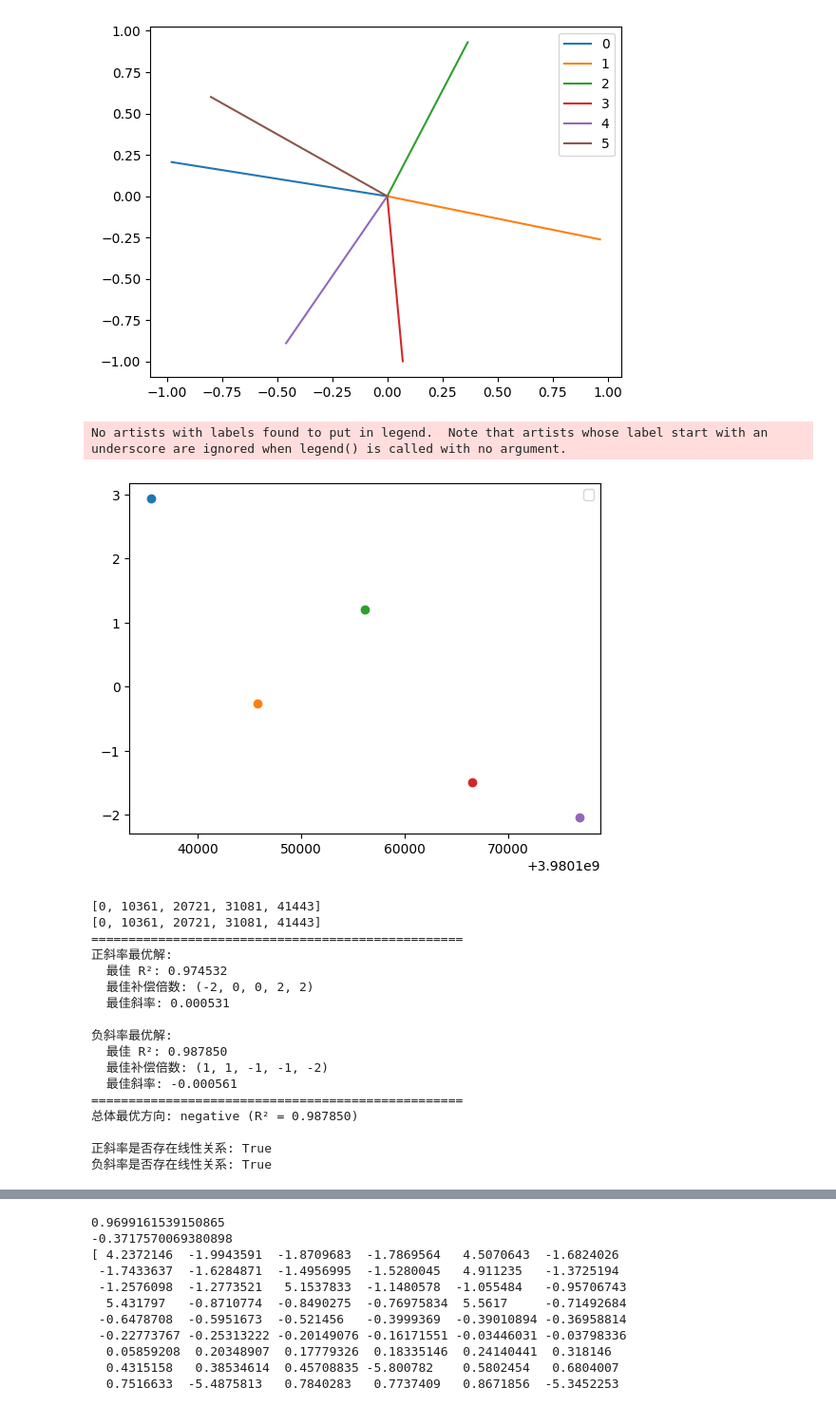
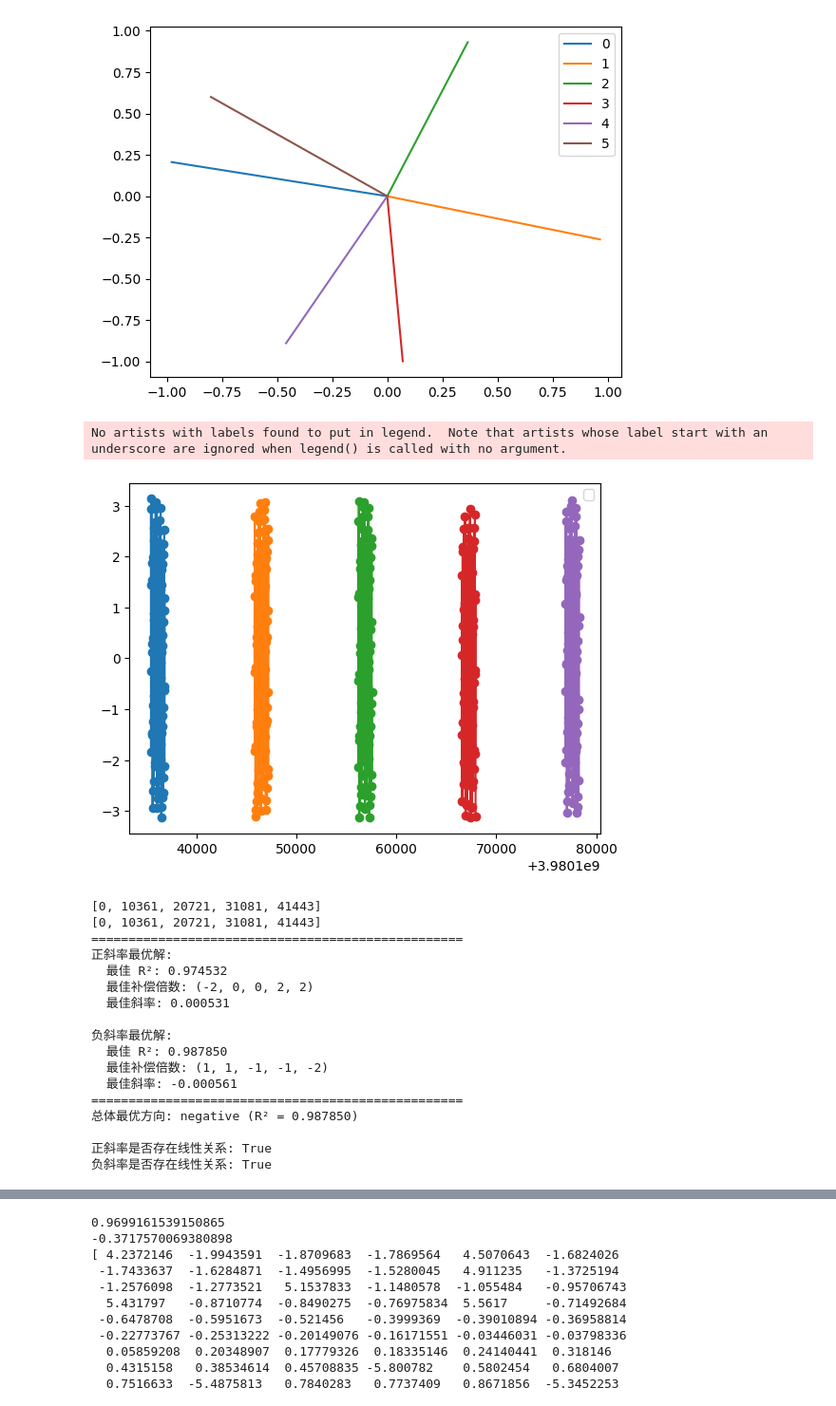
Before and after one commit to mu-ji/multi_node_antenna, a Jupyter notebook: multi_cal_data_process.ipynb, the cells around one changed output, grey strips where cells are left out. Shown at 95% size. Cells and saved outputs as stored; diff of their text form; code cells hidden in the pictures.

```diff
--- a/multi_cal_data_process.ipynb
+++ b/multi_cal_data_process.ipynb
@@ -16,10 +16,12 @@ plt.show()
 # %% [output]
 [figure]
 # %%
-plt.figure()
-for i in range(1):
-    time_index = [rx1_pkt_array[i]['timestamp'] + j*16 for j in range(len(rx1_pkt_array[i]['I_data']))]
-    phase = np.arctan2(rx1_pkt_array[i]['Q_data'], rx1_pkt_array[i]['I_data'])
-    plt.plot(time_index, phase, label='rx1_pkt_{}'.format(i))
+fig, axs = plt.subplots(2, 1)
+for i in range(0,1):
+    time_index = [rx2_pkt_array[i]['timestamp'] + j*16 for j in range(len(rx2_pkt_array[i]['I_data']))]
+    phase = np.arctan2(rx2_pkt_array[i]['Q_data'], rx2_pkt_array[i]['I_data'])
+    amplitude = np.sqrt(rx2_pkt_array[i]['I_data']**2 + rx2_pkt_array[i]['Q_data']**2)
+    axs[0].plot(time_index, phase, label='rx1_pkt_{}'.format(i), marker='.')
+    axs[1].plot(time_index, amplitude, label='rx1_pkt_{}'.format(i), marker='.')
 plt.show()
 # %% [output]
@@ -26,0 +29,9 @@ plt.show()
+# %%
+fig, axs = plt.subplots(2, 1)
+for i in range(0,1):
+    time_index = [rx1_pkt_array[i]['timestamp'] + j*16 for j in range(len(rx1_pkt_array[i]['I_data']))]
+    phase = np.arctan2(rx1_pkt_array[i]['Q_data'], rx1_pkt_array[i]['I_data'])
+    amplitude = np.sqrt(rx1_pkt_array[i]['I_data']**2 + rx1_pkt_array[i]['Q_data']**2)
+    axs[0].plot(time_index, phase, label='rx1_pkt_{}'.format(i), marker='.')
+    axs[1].plot(time_index, amplitude, label='rx1_pkt_{}'.format(i), marker='.')
+plt.show()
@@ -48,10 +61,10 @@ plt.show()
 # %%
 plt.figure()
 for i in range(5):
-    I = rx1_pkt_array[i]['I_data'][0]
-    Q = rx1_pkt_array[i]['Q_data'][0]
+    I = rx1_pkt_array[i]['I_data']
+    Q = rx1_pkt_array[i]['Q_data']
     phase = np.arctan2(Q, I)
-    plt.plot(rx1_pkt_array[i]['timestamp'], phase, 'o-')
+    plt.plot([rx1_pkt_array[i]['timestamp']+ j*16 for j in range(len(rx1_pkt_array[i]['I_data']))], phase, 'o-')
 
 plt.legend()
 plt.show()
@@ -76,7 +89,7 @@ import numpy as np
 from scipy import stats
 import itertools
 
-def check_linearity_with_phase_unwrap_dual(timestamps, phases, max_k=3, r_squared_threshold=0.98):
+def check_linearity_with_phase_unwrap_dual(timestamps, phases, max_k=6, r_squared_threshold=0.98):
     """
     检查在2π补偿下是否存在线性关系，分别拟合正负斜率的最优解
     max_k: 每个点最多补偿的2π倍数范围 [-max_k, max_k]
@@ -156,34 +169,34 @@ def check_linearity_with_phase_unwrap_dual(timestamps, phases, max_k=3, r_square
             best_positive, best_negative, best_overall, best_direction)
 
 
 timestamps = rx1_timestamp_list
 phases = phase_diff
 
 (is_linear_pos, is_linear_neg, is_linear_overall,
  best_pos, best_neg, best_overall, direction) = check_linearity_with_phase_unwrap_dual(
     timestamps, phases, max_k=2, r_squared_threshold=0.95
 )
 
 print(f"\n正斜率是否存在线性关系: {is_linear_pos}")
 print(f"负斜率是否存在线性关系: {is_linear_neg}")
 
 pos_new_phase_list = []
 for i in range(5):
     pos_new_phase_list.append(phase_diff[i] + best_pos['k_values'][i] * 2 * np.pi)
 
 neg_new_phase_list = []
 for i in range(5):
     neg_new_phase_list.append(phase_diff[i] + best_neg['k_values'][i] * 2 * np.pi)
 
 plt.figure()
 plt.plot(timestamps, pos_new_phase_list, 'o-', label='Pos Compensated Phase')
 plt.plot(timestamps, neg_new_phase_list, 'o-', label='Neg Compensated Phase')
 plt.plot(timestamps, phase_diff, 'x-', label='Original Phase')
 plt.legend()
 plt.show()
 # %% [output]
 No artists with labels found to put in legend.  Note that artists whose label start with an underscore are ignored when legend() is called with no argument.
-[figure, old version]
+[figure, new version]
 [0, 10361, 20721, 31081, 41443]
 [0, 10361, 20721, 31081, 41443]
 ==================================================
```
Also changed, not shown: parts of 4 cells of this notebook, 2 other files.
